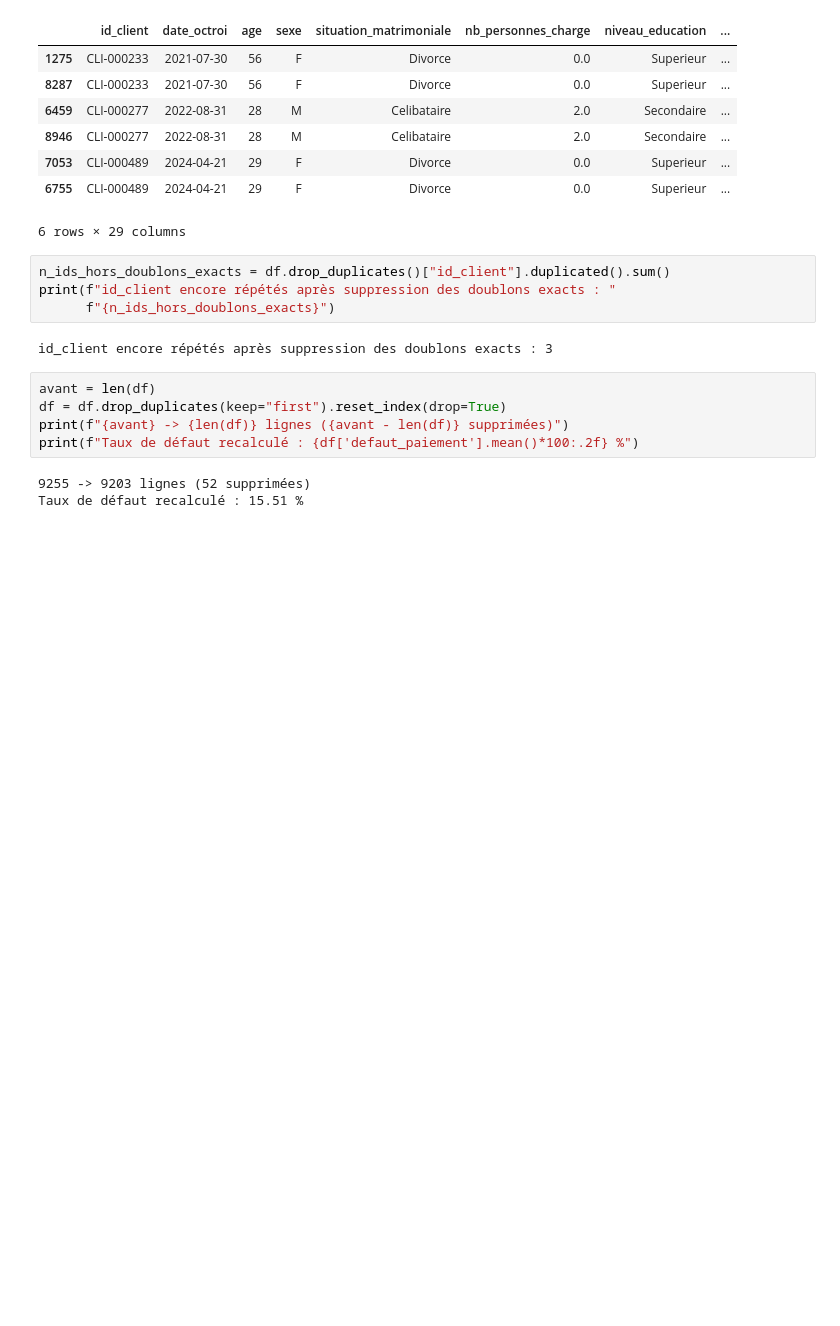
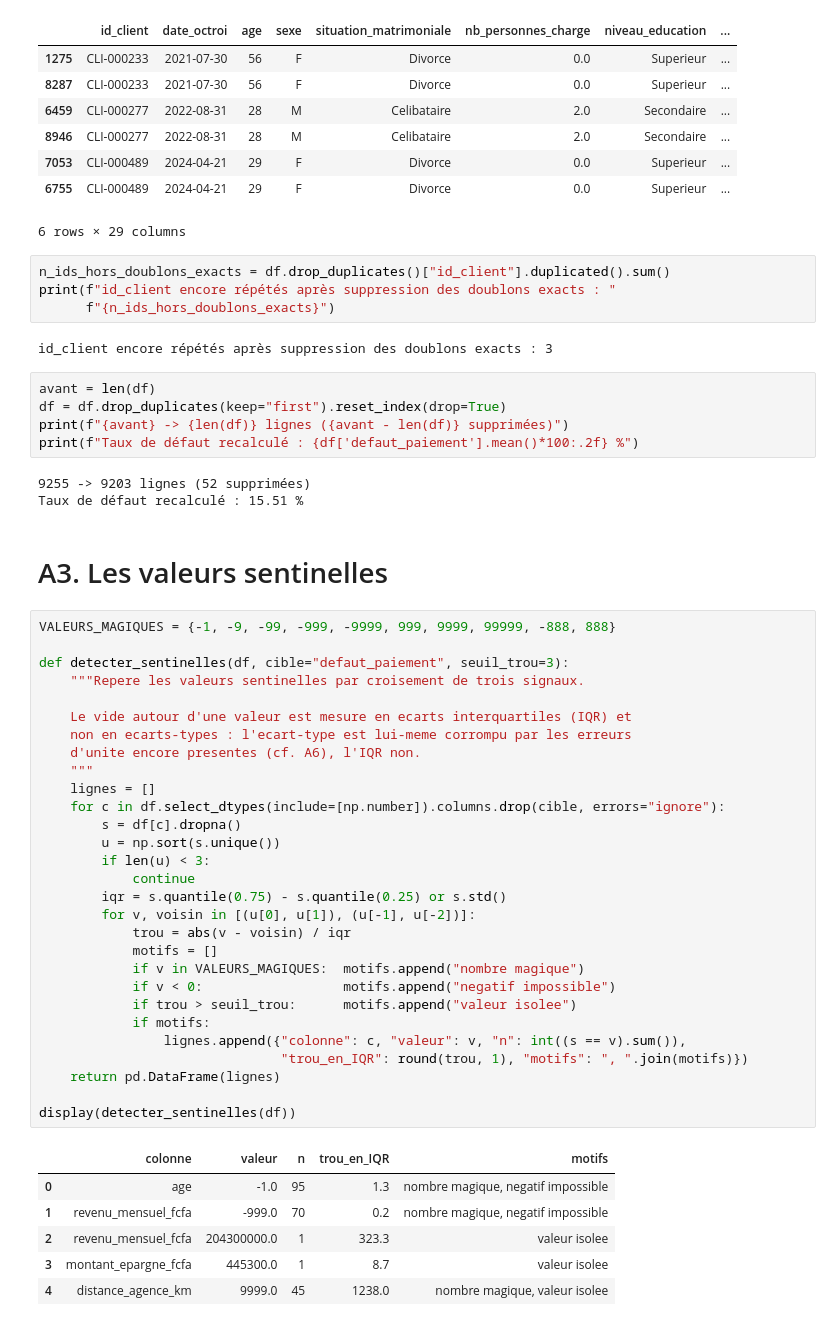
Before and after one commit to perrin1/scoring_credit, a Jupyter notebook: notebook/scoring.ipynb, the cells around one changed output. Saved outputs shown, nothing was run; the diff lists cells and outputs as text; blank space fills up the shorter version.

Commit message:
Valeurs sentinelles

```diff
--- a/notebook/scoring.ipynb
+++ b/notebook/scoring.ipynb
@@ -255,3 +255,41 @@ print(f"Taux de défaut recalculé : {df['defaut_paiement'].mean()*100:.2f} %")
 # %% [output]
 9255 -> 9203 lignes (52 supprimées)
 Taux de défaut recalculé : 15.51 %
+# %% [markdown]
+# A3. Les valeurs sentinelles
+# %%
+VALEURS_MAGIQUES = {-1, -9, -99, -999, -9999, 999, 9999, 99999, -888, 888}
+
+def detecter_sentinelles(df, cible="defaut_paiement", seuil_trou=3):
+    """Repere les valeurs sentinelles par croisement de trois signaux.
+
+    Le vide autour d'une valeur est mesure en ecarts interquartiles (IQR) et
+    non en ecarts-types : l'ecart-type est lui-meme corrompu par les erreurs
+    d'unite encore presentes (cf. A6), l'IQR non.
+    """
+    lignes = []
+    for c in df.select_dtypes(include=[np.number]).columns.drop(cible, errors="ignore"):
+        s = df[c].dropna()
+        u = np.sort(s.unique())
+        if len(u) < 3:
+            continue
+        iqr = s.quantile(0.75) - s.quantile(0.25) or s.std()
+        for v, voisin in [(u[0], u[1]), (u[-1], u[-2])]:
+            trou = abs(v - voisin) / iqr
+            motifs = []
+            if v in VALEURS_MAGIQUES:  motifs.append("nombre magique")
+            if v < 0:                  motifs.append("negatif impossible")
+            if trou > seuil_trou:      motifs.append("valeur isolee")
+            if motifs:
+                lignes.append({"colonne": c, "valeur": v, "n": int((s == v).sum()),
+                               "trou_en_IQR": round(trou, 1), "motifs": ", ".join(motifs)})
+    return pd.DataFrame(lignes)
+
+display(detecter_sentinelles(df))
+# %% [output]
+|  | colonne | valeur | n | trou_en_IQR | motifs |
+| 0 | age | -1.0 | 95 | 1.3 | nombre magique, negatif impossible |
+| 1 | revenu_mensuel_fcfa | -999.0 | 70 | 0.2 | nombre magique, negatif impossible |
+| 2 | revenu_mensuel_fcfa | 204300000.0 | 1 | 323.3 | valeur isolee |
+| 3 | montant_epargne_fcfa | 445300.0 | 1 | 8.7 | valeur isolee |
+| 4 | distance_agence_km | 9999.0 | 45 | 1238.0 | nombre magique, valeur isolee |
```
Also changed, not shown: parts of 3 cells of this notebook.
